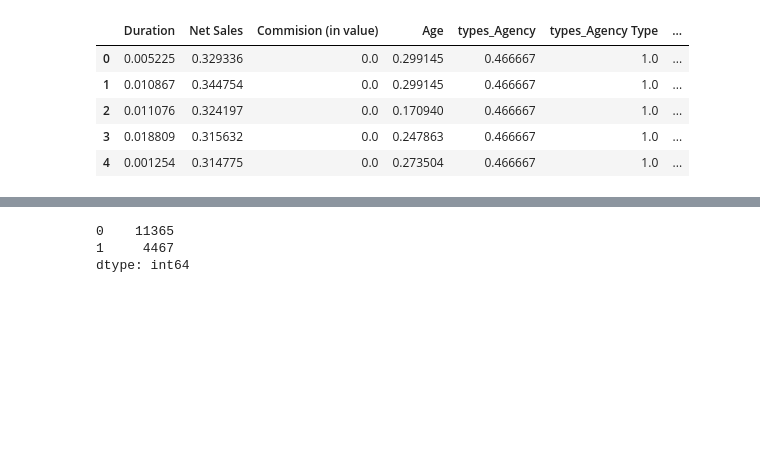
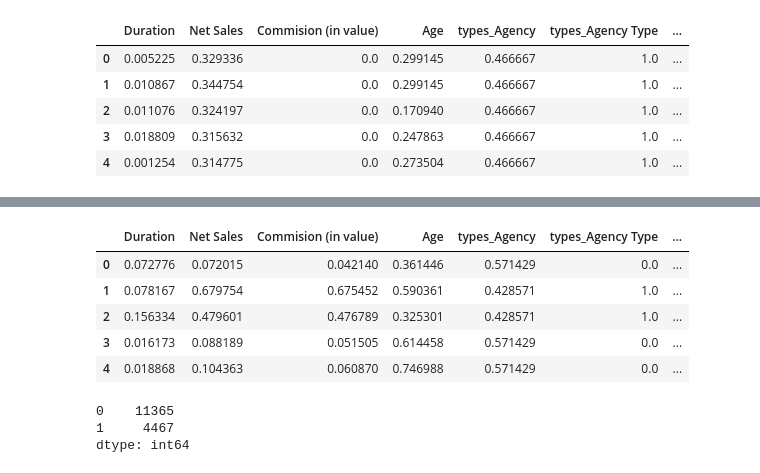
Before and after one commit to bhanuteja2001/Advanced-Travel-Insurance-Claim-Prediction, a Jupyter notebook: Insurance.ipynb, the cells around one changed output, grey strips where cells are left out. Drawn from its saved outputs; the diff is of its cells as text; code cells hidden in the pictures; blank space fills up the shorter version.

```diff
--- a/Insurance.ipynb
+++ b/Insurance.ipynb
@@ -536,3 +533,15 @@ scaled_features_test.head()
+# %%
+Final = pd.DataFrame(X_train,columns=scaled_features_test.columns)
+# %%
+Final['Claim'] = list(Y_train)
+Final.head()
+# %% [output]
+|  | Duration | Net Sales | Commision (in value) | Age | types_Agency | types_Agency Type | ... |
+| 0 | 0.072776 | 0.072015 | 0.042140 | 0.361446 | 0.571429 | 0.0 | ... |
+| 1 | 0.078167 | 0.679754 | 0.675452 | 0.590361 | 0.428571 | 1.0 | ... |
+| 2 | 0.156334 | 0.479601 | 0.476789 | 0.325301 | 0.428571 | 1.0 | ... |
+| 3 | 0.016173 | 0.088189 | 0.051505 | 0.614458 | 0.571429 | 0.0 | ... |
+| 4 | 0.018868 | 0.104363 | 0.060870 | 0.746988 | 0.571429 | 0.0 | ... |
 # %%
 pred = dt.predict(scaled_features_test)
 # %%
```
Also changed, not shown: parts of 4 cells of this notebook.
